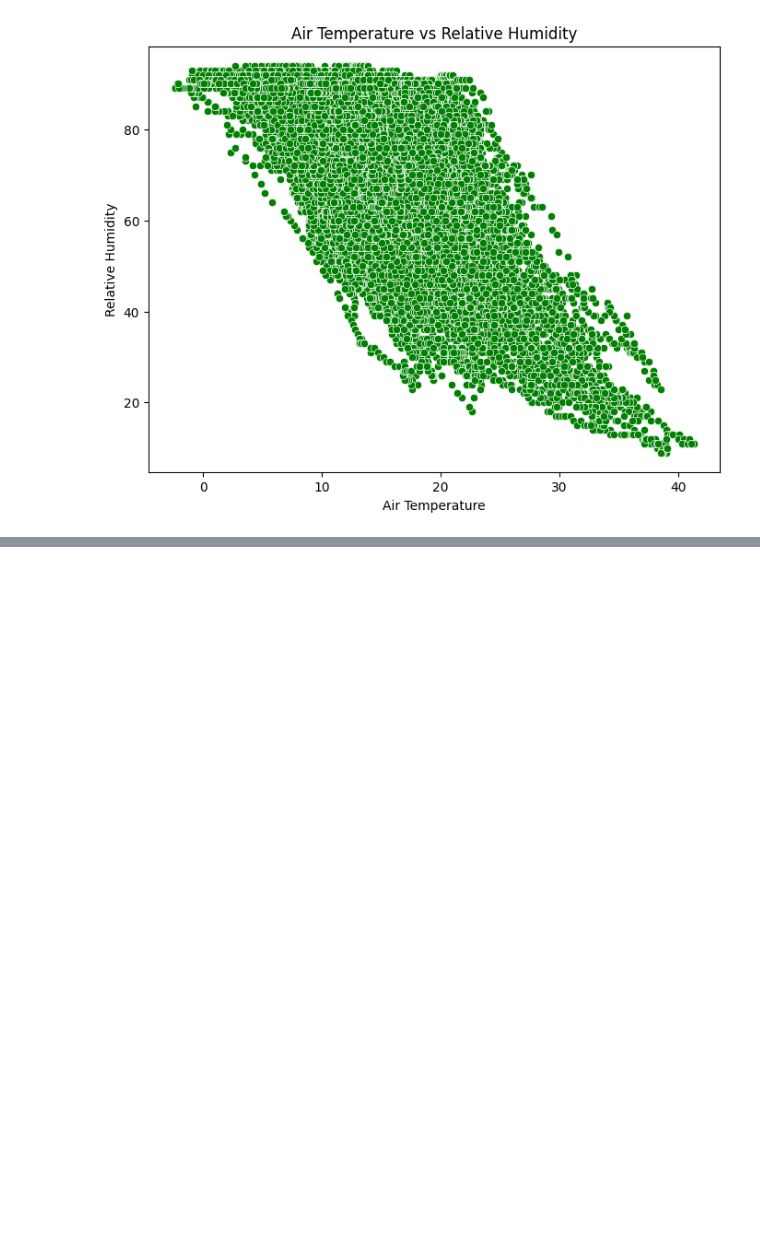
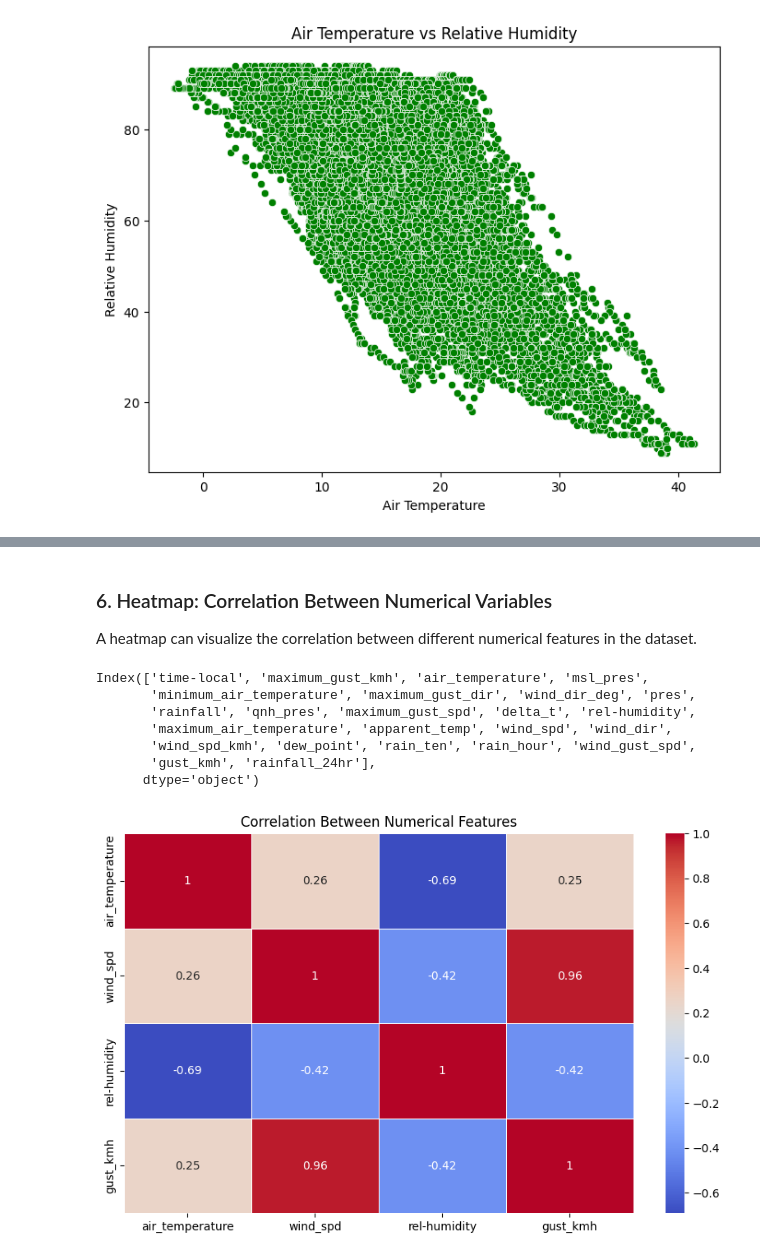
Before and after one commit to Dan9704/COS30049-Computing-Technology-Innovation-Project, a Jupyter notebook: Assignment2/Data_Analysis/data_analysis_weather.ipynb, the cells around one changed output, grey strips where cells are left out. Cells and saved outputs as stored; diff of their text form; code cells hidden in the pictures; blank space fills up the shorter version.

```diff
--- a/Assignment2/Data_Analysis/data_analysis_weather.ipynb
+++ b/Assignment2/Data_Analysis/data_analysis_weather.ipynb
@@ -78,0 +117,27 @@ plt.show()
+# %% [markdown]
+### 6. Heatmap: Correlation Between Numerical Variables
+A heatmap can visualize the correlation between different numerical features in the dataset.
+# %%
+import seaborn as sns
+import matplotlib.pyplot as plt
+
+# List the column names to check for the correct names
+print(df.columns)
+
+# Calculate correlation matrix with the correct column names
+corr_matrix = df[['air_temperature', 'wind_spd', 'rel-humidity', 'gust_kmh']].corr()
+
+# Plot heatmap
+plt.figure(figsize=(10, 6))
+sns.heatmap(corr_matrix, annot=True, cmap='coolwarm', linewidths=0.5)
+plt.title('Correlation Between Numerical Features')
+plt.show()
+# %% [output]
+Index(['time-local', 'maximum_gust_kmh', 'air_temperature', 'msl_pres',
+       'minimum_air_temperature', 'maximum_gust_dir', 'wind_dir_deg', 'pres',
+       'rainfall', 'qnh_pres', 'maximum_gust_spd', 'delta_t', 'rel-humidity',
+       'maximum_air_temperature', 'apparent_temp', 'wind_spd', 'wind_dir',
+       'wind_spd_kmh', 'dew_point', 'rain_ten', 'rain_hour', 'wind_gust_spd',
+       'gust_kmh', 'rainfall_24hr'],
+      dtype='object')
+[figure, added]
```
Also changed, not shown: parts of 13 cells of this notebook.
